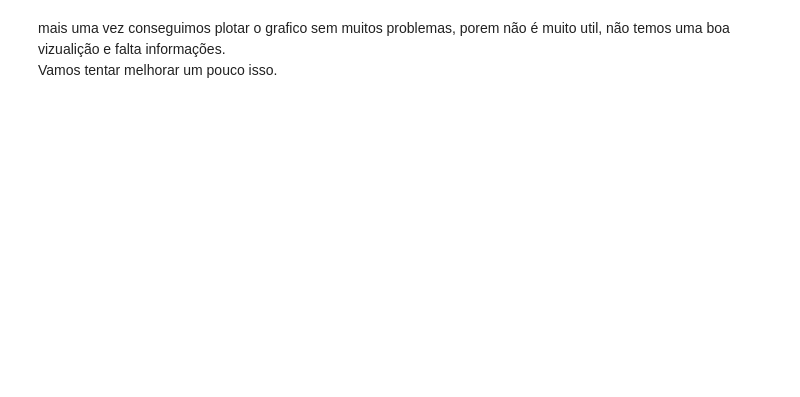
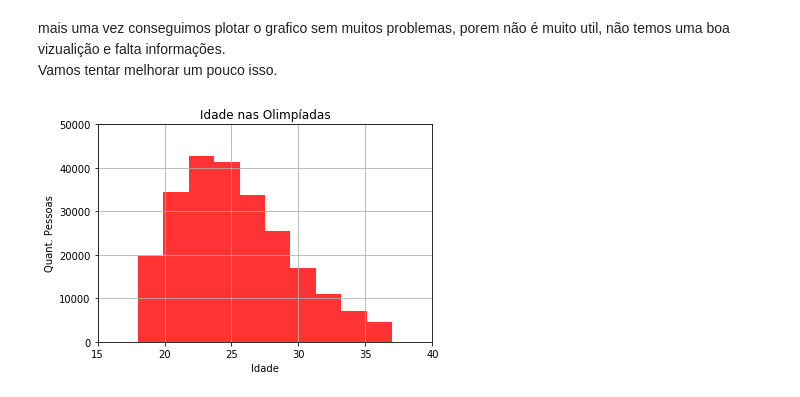
Before and after one commit to samusolva/graficos-matplotlib, a Jupyter notebook: graficos-matplotlib.ipynb, the cells around one changed output. Saved outputs shown, nothing was run; the diff lists cells and outputs as text; code cells hidden in the pictures; blank space fills up the shorter version.

Commit message:
finalização da parte de histograma

```diff
--- a/graficos-matplotlib.ipynb
+++ b/graficos-matplotlib.ipynb
@@ -103,3 +105,25 @@ plt.hist(df.Age)
 # %% [markdown]
 mais uma vez conseguimos plotar o grafico sem muitos problemas, porem não é muito util, não temos uma boa vizualição e falta informações.<br>
 Vamos tentar melhorar um pouco isso.
+# %%
+#identifica maior 1%
+m1 = df['Age'].quantile(0.95)
+#identifica menor 1%
+m2 = df['Age'].quantile(0.05)
+#remove 1% maior
+df = df.drop(df[df['Age']>m1].index)
+#remove 1% menor
+df = df.drop(df[df['Age']<m2].index)
+# %%
+#remove valores nulos para não termos problemas com a plotagem do histograma
+idade = df['Age'].dropna()
+#plota histograma
+plt.hist(idade ,facecolor='R', alpha=0.8)
+plt.xlabel('Idade')
+plt.ylabel('Quant. Pessoas')
+plt.title('Idade nas Olimpíadas')
+plt.axis([15, 40, 0, 50000])
+plt.grid(True)
+plt.show()
+# %% [output]
+[figure, added]
```
Also changed, not shown: parts of 2 cells of this notebook.
